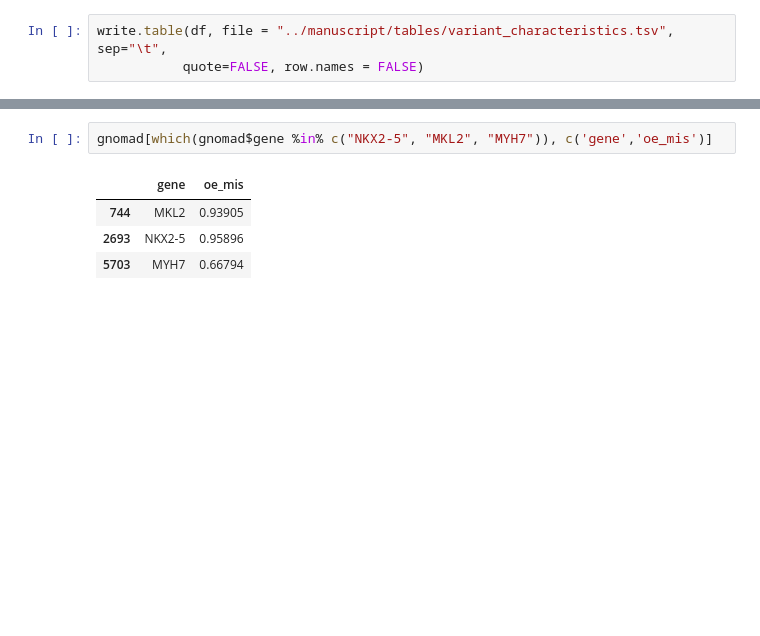
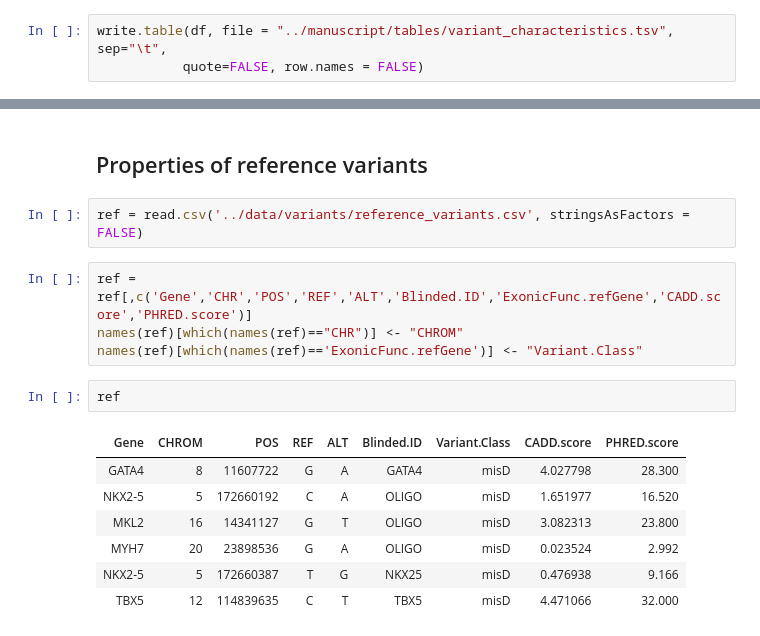
Before and after one commit to mepittman/ctf-apms, a Jupyter notebook: jupyter_notebooks/variant_comparison.ipynb, the cells around one changed output, grey strips where cells are left out. Saved outputs shown, nothing was run; the diff lists cells and outputs as text; blank space fills up the shorter version.

```diff
--- a/jupyter_notebooks/variant_comparison.ipynb
+++ b/jupyter_notebooks/variant_comparison.ipynb
@@ -234,7 +325,18 @@ gene_conn
-# %%
-gnomad[which(gnomad$gene %in% c("NKX2-5", "MKL2", "MYH7")), c('gene','oe_mis')]
-# %% [output]
-|  | gene | oe_mis |
-| 744 | MKL2 | 0.93905 |
-| 2693 | NKX2-5 | 0.95896 |
-| 5703 | MYH7 | 0.66794 |
+# %% [markdown]
+## Properties of reference variants
+# %%
+ref = read.csv('../data/variants/reference_variants.csv', stringsAsFactors = FALSE)
+# %%
+ref = ref[,c('Gene','CHR','POS','REF','ALT','Blinded.ID','ExonicFunc.refGene','CADD.score','PHRED.score')]
+names(ref)[which(names(ref)=="CHR")] <- "CHROM"
+names(ref)[which(names(ref)=='ExonicFunc.refGene')] <- "Variant.Class"
+# %%
+ref
+# %% [output]
+| Gene | CHROM | POS | REF | ALT | Blinded.ID | Variant.Class | CADD.score | PHRED.score |
+| GATA4 | 8 | 11607722 | G | A | GATA4 | misD | 4.027798 | 28.300 |
+| NKX2-5 | 5 | 172660192 | C | A | OLIGO | misD | 1.651977 | 16.520 |
+| MKL2 | 16 | 14341127 | G | T | OLIGO | misD | 3.082313 | 23.800 |
+| MYH7 | 20 | 23898536 | G | A | OLIGO | misD | 0.023524 | 2.992 |
+| NKX2-5 | 5 | 172660387 | T | G | NKX25 | misD | 0.476938 | 9.166 |
+| TBX5 | 12 | 114839635 | C | T | TBX5 | misD | 4.471066 | 32.000 |
```
Also changed, not shown: parts of 43 cells of this notebook.
